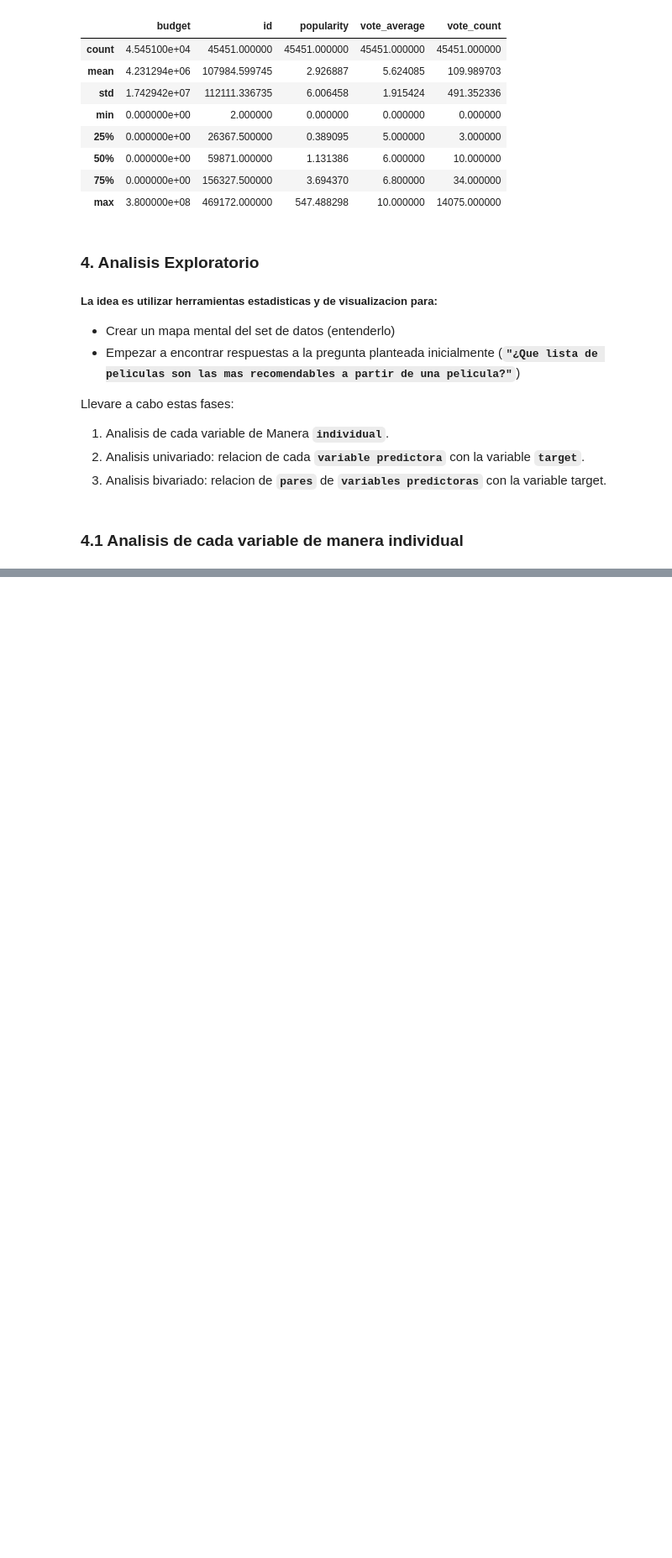
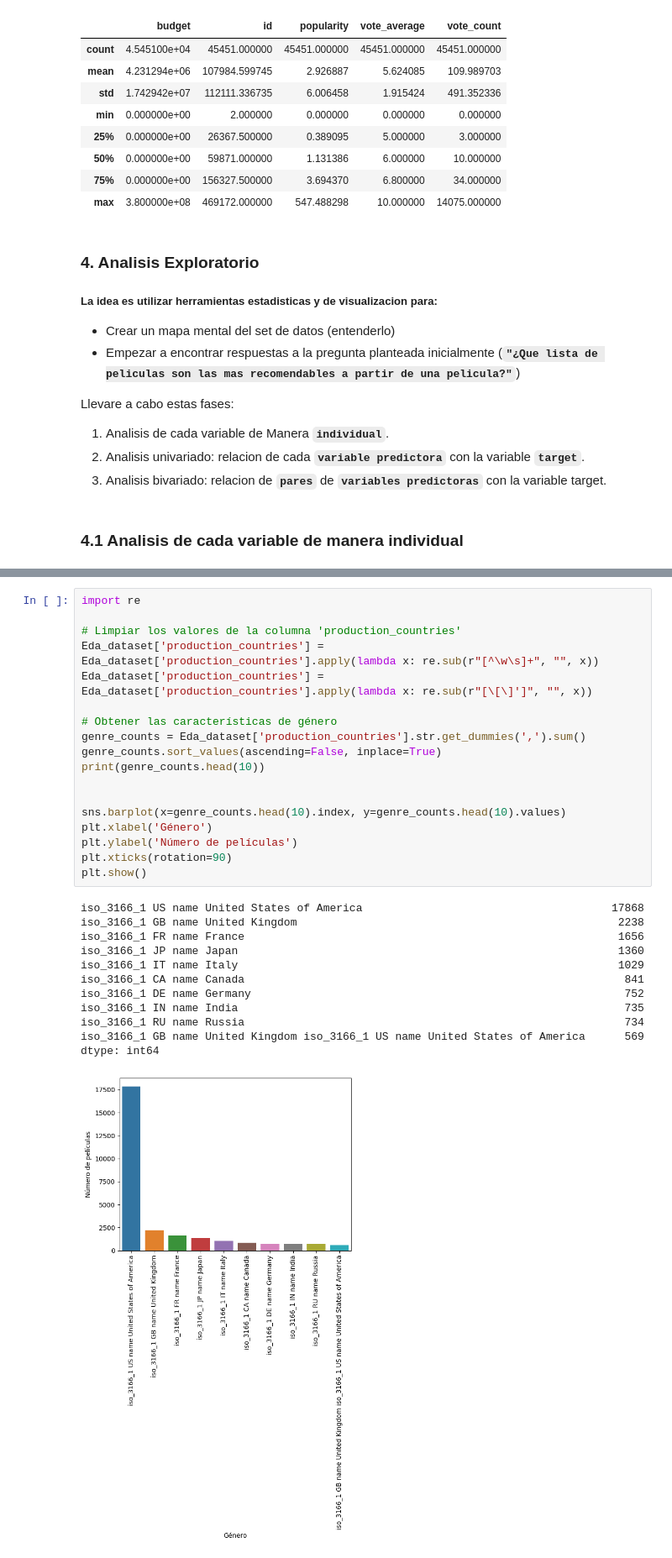
Before and after one commit to EmilianoEmanuelSosa/PI_ML_OPS_Individual_Project, a Jupyter notebook: EDA.ipynb, the cells around one changed output, grey strips where cells are left out. Shown at 84% size. Drawn from its saved outputs; the diff is of its cells as text; blank space fills up the shorter version.

```diff
--- a/EDA.ipynb
+++ b/EDA.ipynb
@@ -175 +186,32 @@ plt.show()
+# %%
+import re
+
+# Limpiar los valores de la columna 'production_countries'
+Eda_dataset['production_countries'] = Eda_dataset['production_countries'].apply(lambda x: re.sub(r"[^\w\s]+", "", x))
+Eda_dataset['production_countries'] = Eda_dataset['production_countries'].apply(lambda x: re.sub(r"[\[\]']", "", x))
+
+# Obtener las características de género
+genre_counts = Eda_dataset['production_countries'].str.get_dummies(',').sum()
+genre_counts.sort_values(ascending=False, inplace=True)
+print(genre_counts.head(10))
+
+
+sns.barplot(x=genre_counts.head(10).index, y=genre_counts.head(10).values)
+plt.xlabel('Género')
+plt.ylabel('Número de películas')
+plt.xticks(rotation=90)
+plt.show()
+# %% [output]
+iso_3166_1 US name United States of America                                      17868
+iso_3166_1 GB name United Kingdom                                                 2238
+iso_3166_1 FR name France                                                         1656
+iso_3166_1 JP name Japan                                                          1360
+iso_3166_1 IT name Italy                                                          1029
+iso_3166_1 CA name Canada                                                          841
+iso_3166_1 DE name Germany                                                         752
+iso_3166_1 IN name India                                                           735
+iso_3166_1 RU name Russia                                                          734
+iso_3166_1 GB name United Kingdom iso_3166_1 US name United States of America      569
+dtype: int64
+[figure, added]
 # %%
```
Also changed, not shown: parts of 14 cells of this notebook, 1 other file.
